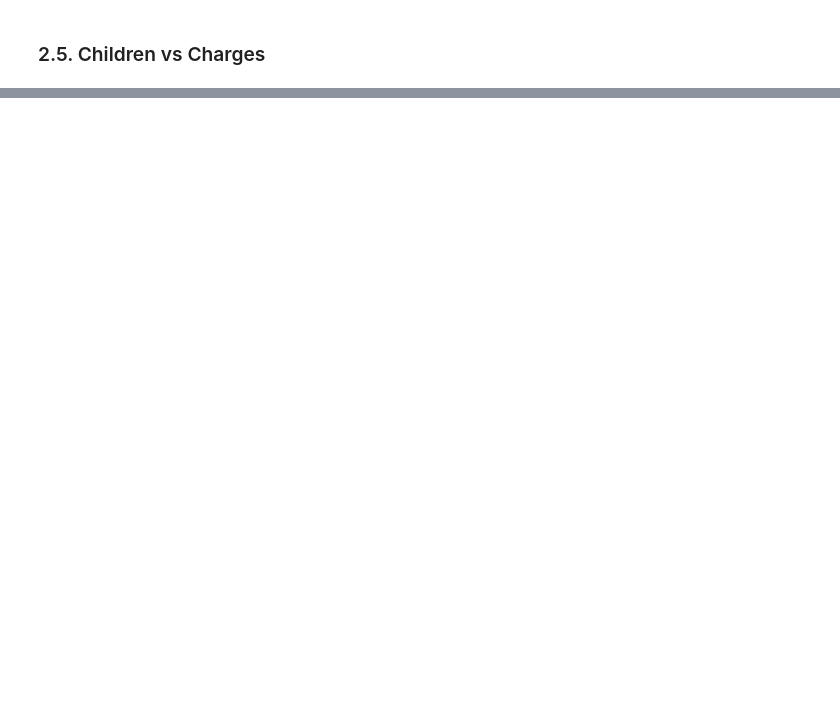
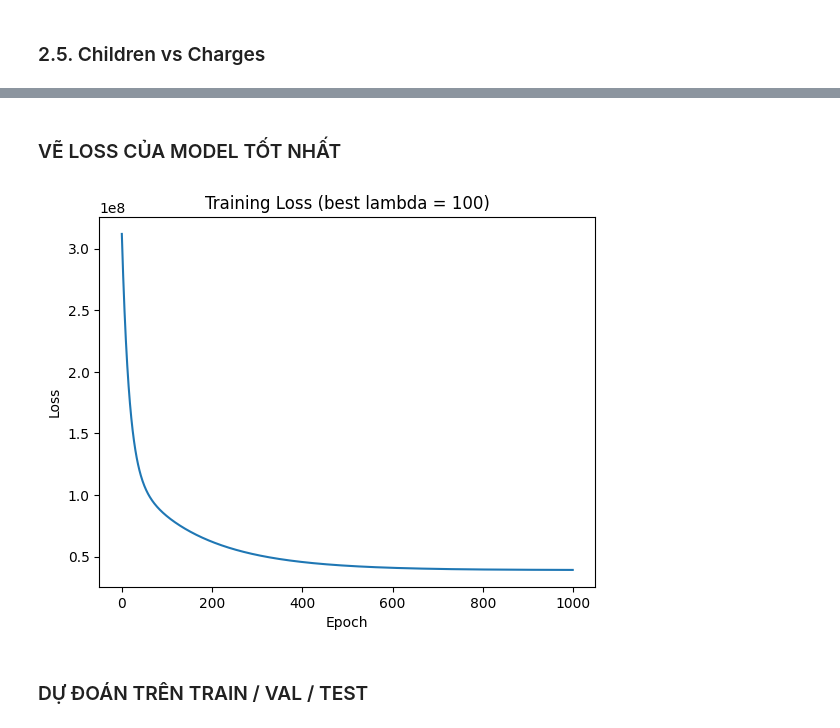
Before and after one commit to Le-Chi-Bao/Lasso_Regression, a Jupyter notebook: Lasso_Regression.ipynb, the cells around one changed output, grey strips where cells are left out. Cells and saved outputs as stored; diff of their text form; code cells hidden in the pictures; blank space fills up the shorter version.

Commit message:
update UI gradio LASSO regression

```diff
--- a/Lasso_Regression.ipynb
+++ b/Lasso_Regression.ipynb
@@ -180,0 +322,38 @@ dtype: float64
+# %%
+# 7. TUNE LAMBDA BẰNG VALIDATION SET
+
+# lambda_candidates = [0.001, 0.01, 0.1, 0.5, 1.0, 5.0, 10.0]
+lambda_candidates = [0.1, 1, 5, 10, 50, 100]
+
+best_lambda = None
+best_val_mse = float("inf")
+best_w = None
+best_b = None
+best_loss_history = None
+
+print("=== Tune lambda on validation set ===")
+
+for lam in lambda_candidates:
+    w_tmp, b_tmp, loss_hist_tmp = train_lasso(
+        X_train,
+        y_train,
+        learning_rate=0.01,
+        epochs=1000,
+        lambda_=lam,
+        verbose=False
+    )
+
+    y_val_pred_tmp = predict(X_val, w_tmp, b_tmp)
+    val_mse_tmp = compute_mse(y_val, y_val_pred_tmp)
+
+    print(f"lambda = {lam:<6} | Validation MSE = {val_mse_tmp:.4f}")
+
+    if val_mse_tmp < best_val_mse:
+        best_val_mse = val_mse_tmp
+        best_lambda = lam
+        best_w = w_tmp.copy()
+        best_b = b_tmp
+        best_loss_history = loss_hist_tmp.copy()
+
+print("\nBest lambda:", best_lambda)
+print("Best validation MSE:", best_val_mse)
@@ -180,0 +371,13 @@ dtype: float64
+# %% [markdown]
+### VẼ LOSS CỦA MODEL TỐT NHẤT
+# %%
+plt.figure()
+plt.plot(best_loss_history)
+plt.title(f"Training Loss (best lambda = {best_lambda})")
+plt.xlabel("Epoch")
+plt.ylabel("Loss")
+plt.show()
+# %% [output]
+[figure, added]
+# %% [markdown]
+### DỰ ĐOÁN TRÊN TRAIN / VAL / TEST
```
Also changed, not shown: parts of 36 cells of this notebook, 3 other files.
